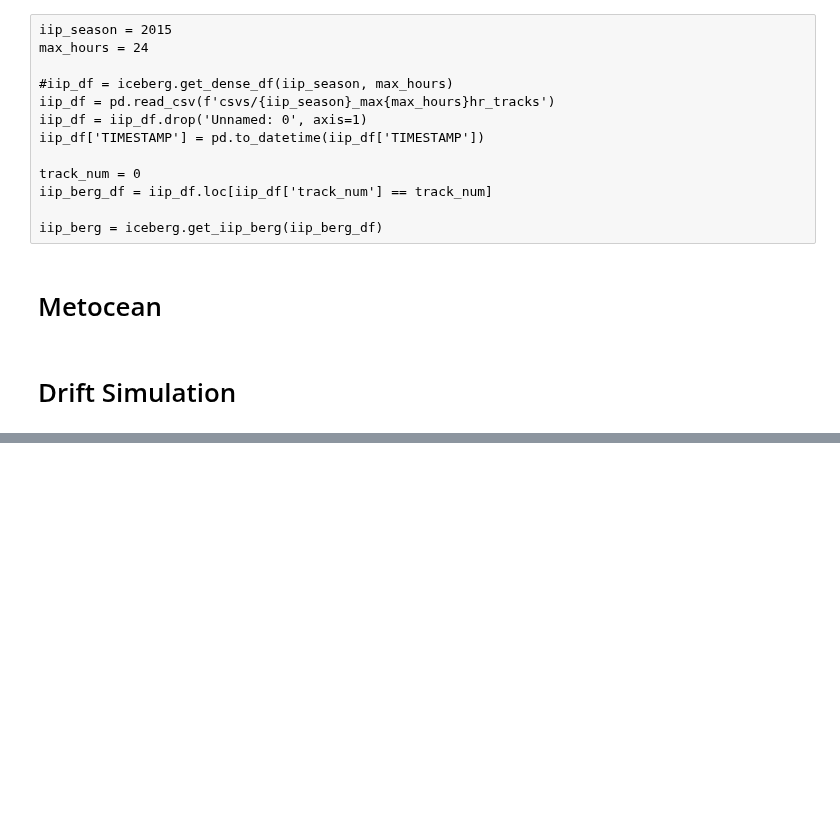
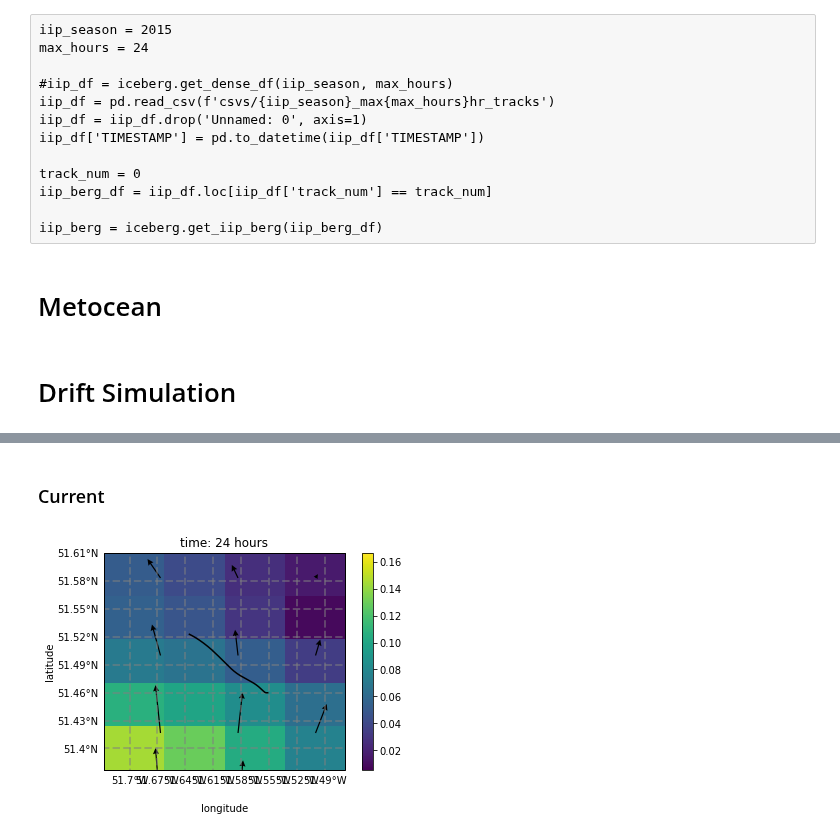
Before and after one commit to evankielley/IceDEF, a Jupyter notebook: notebooks/drift_simulator.ipynb, the cells around one changed output, grey strips where cells are left out. Drawn from its saved outputs; the diff is of its cells as text; code cells hidden in the pictures; blank space fills up the shorter version.

```diff
--- a/notebooks/drift_simulator.ipynb
+++ b/notebooks/drift_simulator.ipynb
@@ -232,0 +157,26 @@ berg_metocean_animation(xyt_berg, xyt_grid, grid_scales, uv_data, fname='wind_an
+# %% [markdown]
+### Current
+# %%
+dx_scale = 1
+dy_scale = 1
+dt_scale = 1
+grid_scales = [dx_scale, dy_scale, dt_scale]
+
+x_berg = sim.history['x']
+y_berg = sim.history['y']
+t_berg = nc.date2num(sim.history['t'], ocean_data.T_UNITS, ocean_data.T_CALENDAR)
+xyt_berg = [x_berg, y_berg, t_berg]
+
+x_grid = ocean_data.lons
+y_grid = ocean_data.lats
+t_grid = ocean_data.times
+xyt_grid = [x_grid, y_grid, t_grid]
+
+u_data = ocean_data.U
+v_data = ocean_data.V
+uv_data = [u_data, v_data]
+
+plot.berg_metocean_animation(xyt_berg, xyt_grid, grid_scales, uv_data,
+                             fname='current_anim', v_auto=True, scale=0.5, speed=500)
+# %% [output]
+[figure, added]
```
Also changed, not shown: parts of 26 cells of this notebook.
